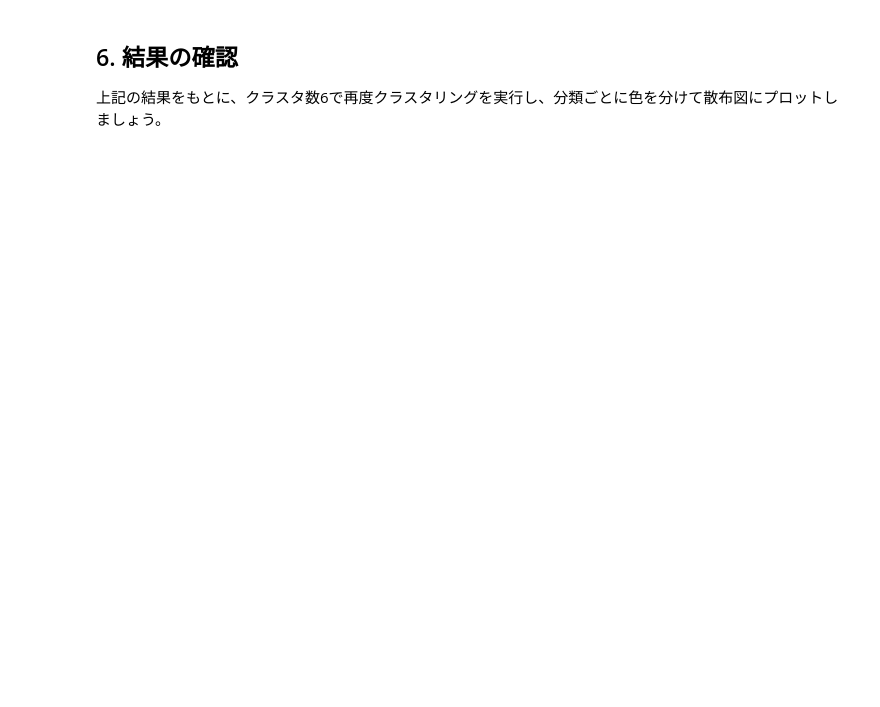
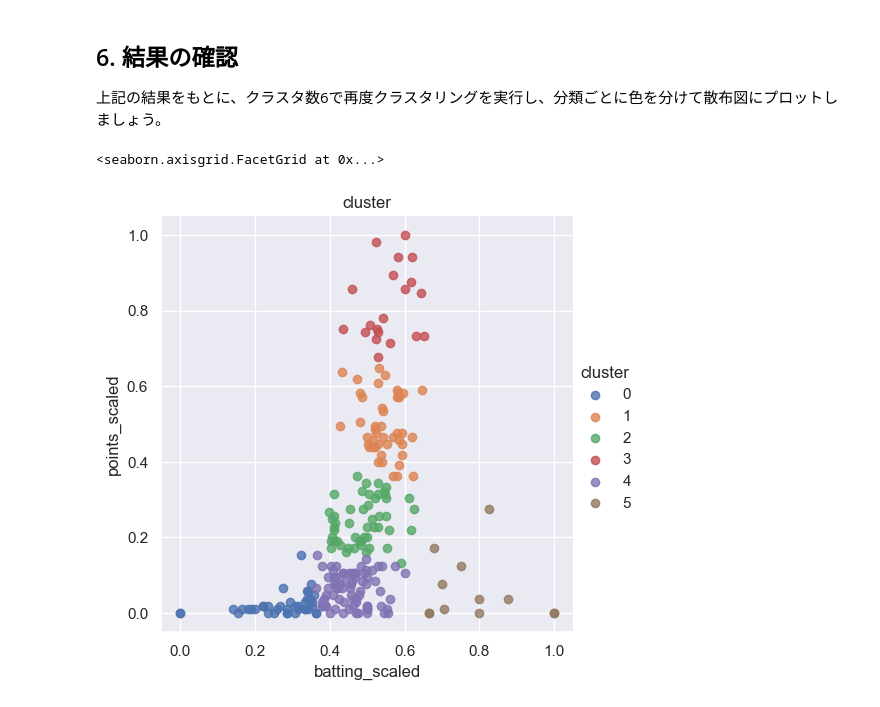
Before and after one commit to yuimaekawa/aidev, a Jupyter notebook: Lesson08_Unsupervised-Learning/課題4：プロ野球選手の年俸データのクラスタリング.ipynb, the cells around one changed output. Saved outputs shown, nothing was run; the diff lists cells and outputs as text; code cells hidden in the pictures; blank space fills up the shorter version.

```diff
--- a/Lesson08_Unsupervised-Learning/課題4：プロ野球選手の年俸データのクラスタリング.ipynb
+++ b/Lesson08_Unsupervised-Learning/課題4：プロ野球選手の年俸データのクラスタリング.ipynb
@@ -112,3 +219,5 @@ cluster_no = 6
 cluster_no = 6
 
 # クラスタリングのモデルを作成し、学習して、クラスタ番号を取得
+kmeans_model = KMeans(n_clusters=cluster_no, init='k-means++', n_init=10)
+Y_pred = kmeans_model.fit_predict(X)
@@ -116,0 +224,9 @@ cluster_no = 6
+# %%
+# k-means法によるクラスタリングの結果を描画
+df_plot = pd.DataFrame(X, columns=["batting_scaled", "points_scaled"])
+df_plot["cluster"] = Y_pred
+ax = sns.lmplot(x='batting_scaled', y='points_scaled', data=df_plot, hue='cluster', fit_reg=False)
+ax.set(title='cluster')
+# %% [output]
+<seaborn.axisgrid.FacetGrid at 0x...>
+[figure, added]
```
Also changed, not shown: parts of 23 cells of this notebook.
